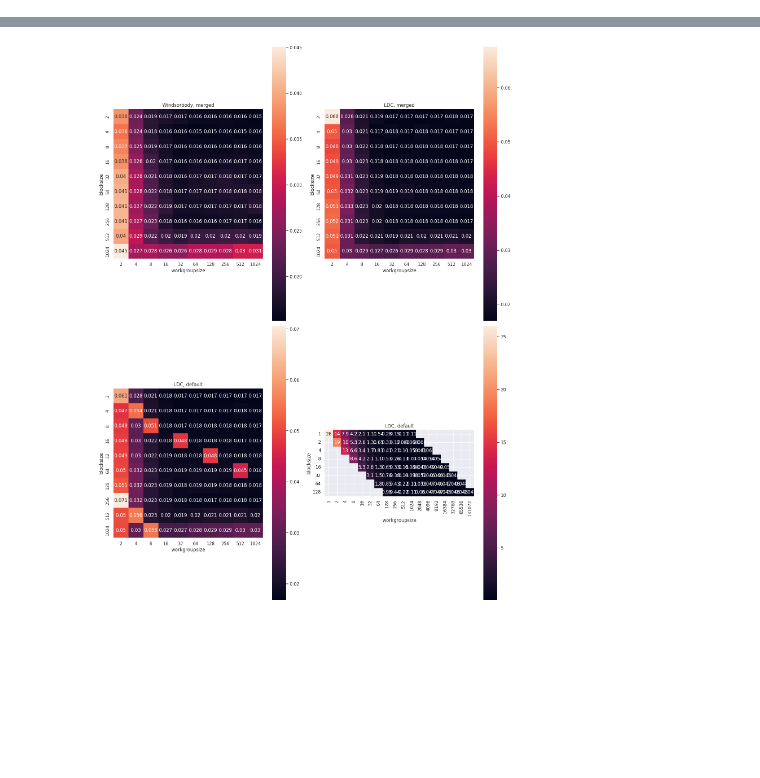
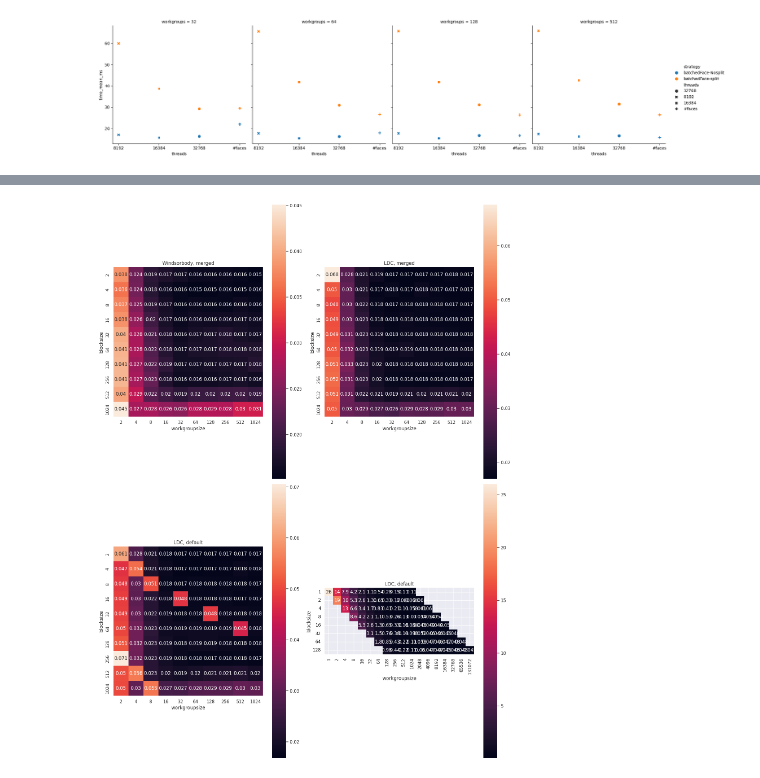
Before and after one commit to lupeterm/FVM-Prototyping, a Jupyter notebook: notebooks/batched.ipynb, the cells around one changed output, grey strips where cells are left out. Cells and saved outputs as stored; diff of their text form; code cells hidden in the pictures; blank space fills up the shorter version.

```diff
--- a/batched.ipynb
+++ b/notebooks/batched.ipynb
@@ -28,0 +54,4 @@ all
+# %%
+plot = sb.relplot(data=df, x="threads", y="time_mean_ms",style="threads", hue="strategy", s=60, col="workgroups")
+# %% [output]
+[figure, added]
```
Also changed, not shown: parts of 7 cells of this notebook, 7 other files.
